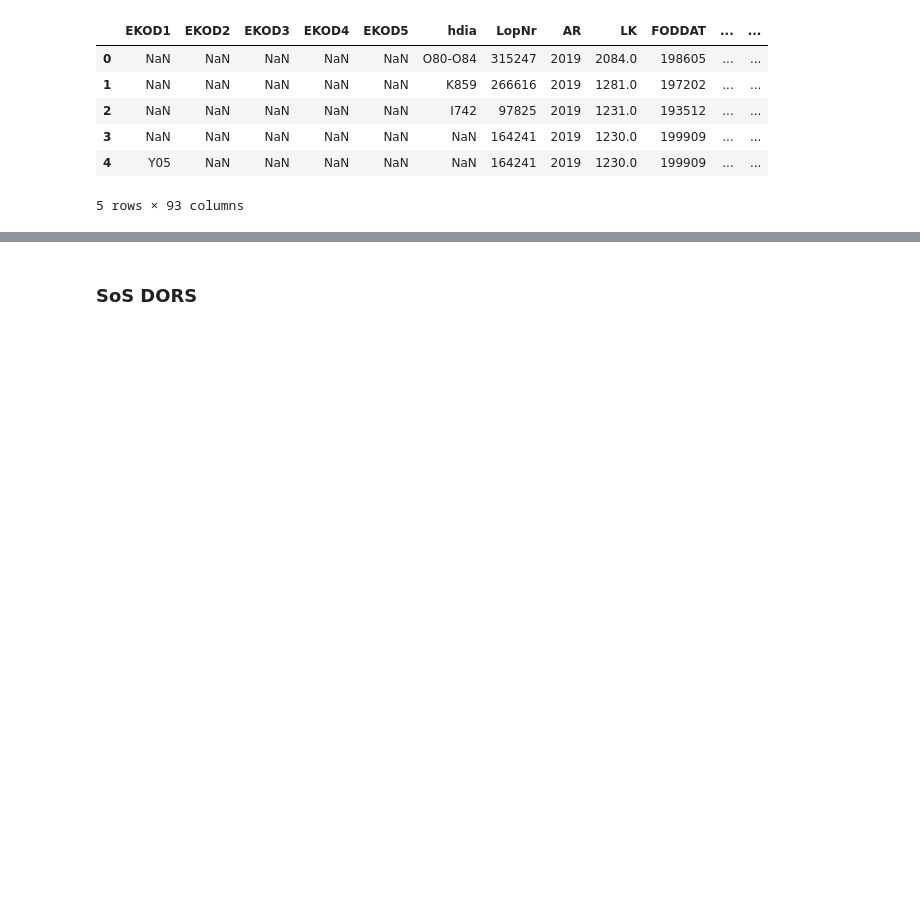
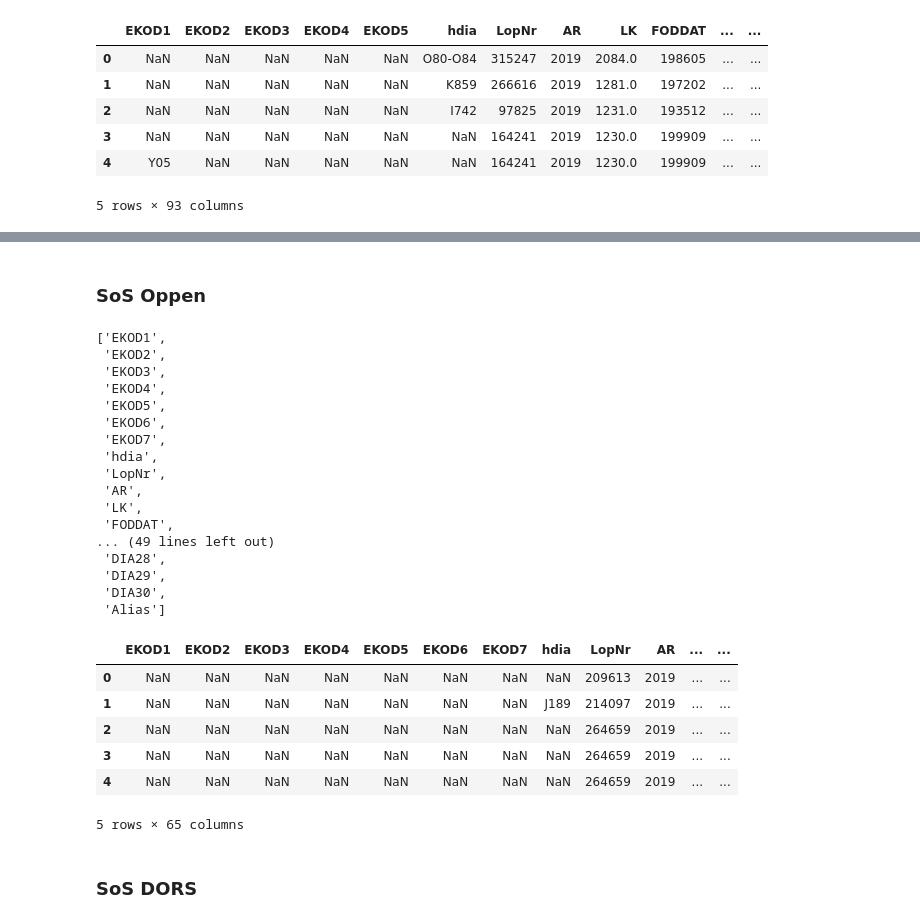
Before and after one commit to Tipulidae/mim, a Jupyter notebook: notebooks/Skane1718.ipynb, the cells around one changed output, grey strips where cells are left out. Drawn from its saved outputs; the diff is of its cells as text; code cells hidden in the pictures; blank space fills up the shorter version.

```diff
--- a/notebooks/Skane1718.ipynb
+++ b/notebooks/Skane1718.ipynb
@@ -577,0 +388,36 @@ Name: MVO, Length: 92, dtype: int64
+# %% [markdown]
+### SoS Oppen
+# %%
+sos_oppen = pd.read_csv(FILES["SOS_T_T_T_R_PAR_OV_24129_2020.csv"], sep="|", encoding="ISO-8859-1")
+sos_oppen["INDATUM"] = pd.to_datetime(sos_oppen["INDATUM"])
+sos_oppen = sos_oppen.merge(sos_nyckel[["Alias","LopNr"]], on="LopNr", suffixes=("_OV","_Nyckel"), how="left")
+sos_oppen["Alias"] = sos_oppen["Alias"].fillna(-1).astype(int)
+sos_oppen["SJUKHUS"] = sos_oppen["SJUKHUS"].astype(str).replace(hospital_map.hospital)
+#sos_oppen["MVO"] = sos_oppen["MVO"].fillna("-1").astype(int).replace(mvo_map.MVO)  ## XXX: Doesn't work due to 'Flo' in the column, whatever the hell that is. Hospital is always '30439', but it's not all the cases of that hospital...
+display(list(sos_oppen))
+display(sos_oppen.head())
+# %% [output]
+['EKOD1',
+ 'EKOD2',
+ 'EKOD3',
+ 'EKOD4',
+ 'EKOD5',
+ 'EKOD6',
+ 'EKOD7',
+ 'hdia',
+ 'LopNr',
+ 'AR',
+ 'LK',
+ 'FODDAT',
+... (49 lines left out)
+ 'DIA28',
+ 'DIA29',
+ 'DIA30',
+ 'Alias']
+|  | EKOD1 | EKOD2 | EKOD3 | EKOD4 | EKOD5 | EKOD6 | EKOD7 | hdia | LopNr | AR | ... | ... |
+| 0 | NaN | NaN | NaN | NaN | NaN | NaN | NaN | NaN | 209613 | 2019 | ... | ... |
+| 1 | NaN | NaN | NaN | NaN | NaN | NaN | NaN | J189 | 214097 | 2019 | ... | ... |
+| 2 | NaN | NaN | NaN | NaN | NaN | NaN | NaN | NaN | 264659 | 2019 | ... | ... |
+| 3 | NaN | NaN | NaN | NaN | NaN | NaN | NaN | NaN | 264659 | 2019 | ... | ... |
+| 4 | NaN | NaN | NaN | NaN | NaN | NaN | NaN | NaN | 264659 | 2019 | ... | ... |
+5 rows × 65 columns
```
Also changed, not shown: parts of 130 cells of this notebook, 1 other file.
